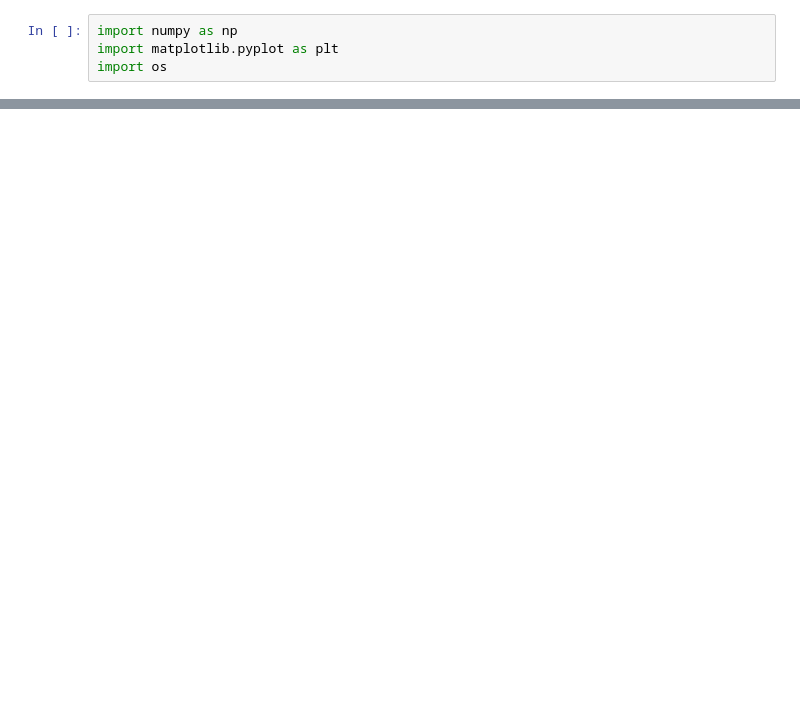
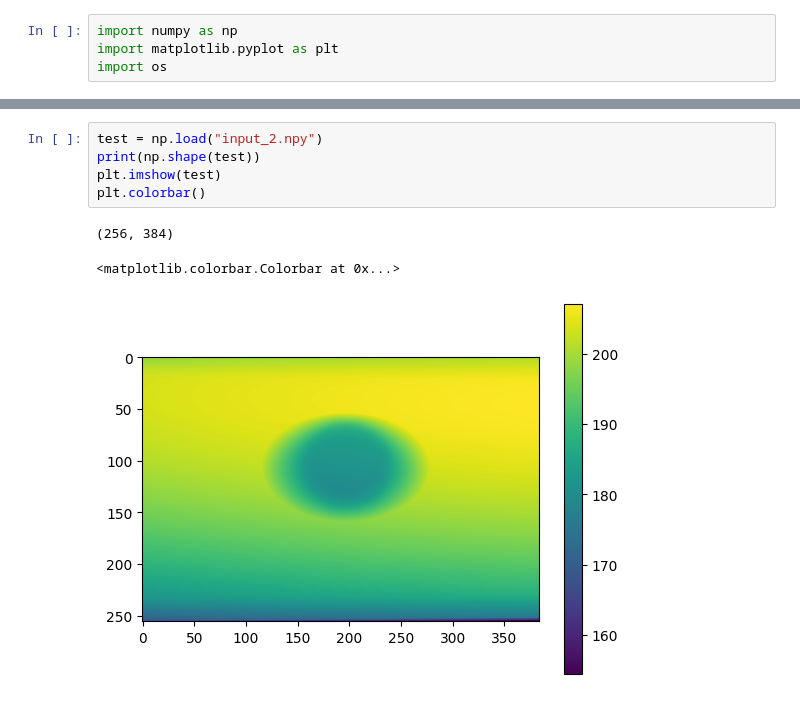
Before and after one commit to 1alex2lee/masters, a Jupyter notebook: temp/test.ipynb, the cells around one changed output, grey strips where cells are left out. Drawn from its saved outputs; the diff is of its cells as text; blank space fills up the shorter version.

```diff
--- a/temp/test.ipynb
+++ b/temp/test.ipynb
@@ -17,0 +14,9 @@ plt.imsave("imported_die.png",test)
+# %%
+test = np.load("input_2.npy")
+print(np.shape(test))
+plt.imshow(test)
+plt.colorbar()
+# %% [output]
+(256, 384)
+<matplotlib.colorbar.Colorbar at 0x...>
+[figure, added]
```
Also changed, not shown: parts of 6 cells of this notebook, 4 other files.
